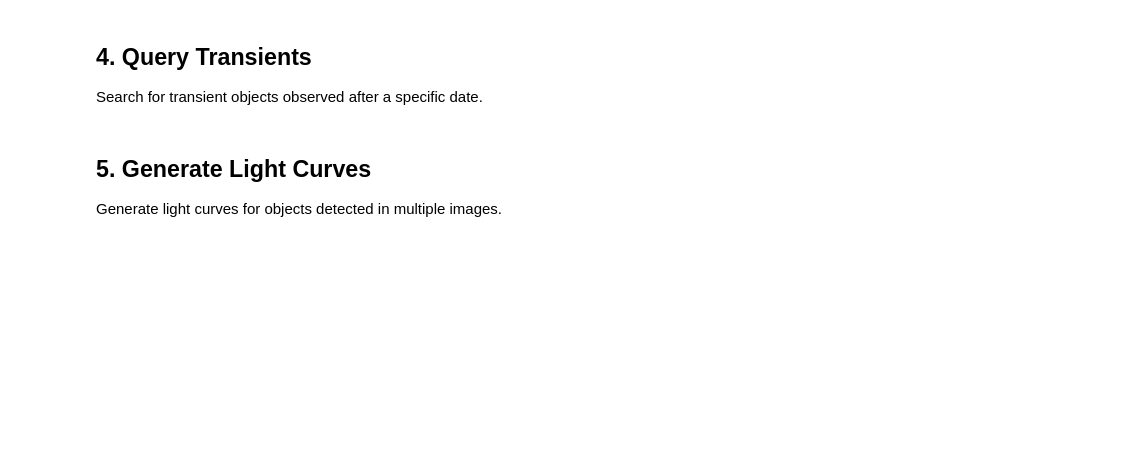
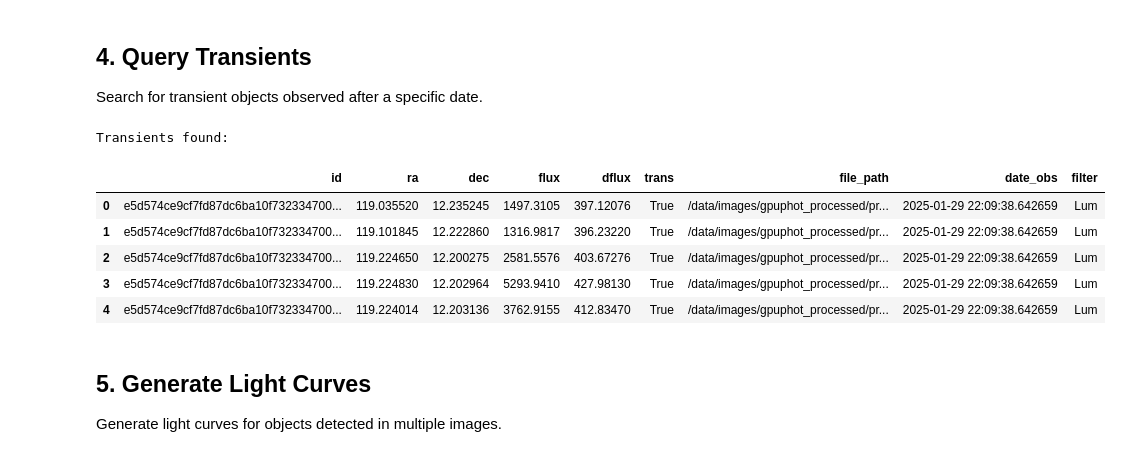
Before and after one commit to Light-Bridges/GPUPhot, a Jupyter notebook: notebooks/4_Database_Query_Notebook.ipynb, the cells around one changed output. Saved outputs shown, nothing was run; the diff lists cells and outputs as text; code cells hidden in the pictures; blank space fills up the shorter version.

```diff
--- a/notebooks/4_Database_Query_Notebook.ipynb
+++ b/notebooks/4_Database_Query_Notebook.ipynb
@@ -98,12 +151,20 @@ Search for transient objects observed after a specific date.
 # %%
 from gpuphot_worker.database_search_utils import search_transients
 
 # Example: Search for transients observed after 2024-01-01
-date_after = '2024-01-01'
+date_after = '2025-01-01'
 df_transients = search_transients(date_after)
 
 print('Transients found:')
 df_transients.head()
+# %% [output]
+Transients found:
+|  | id | ra | dec | flux | dflux | trans | file_path | date_obs | filter |
+| 0 | e5d574ce9cf7fd87dc6ba10f732334700... | 119.035520 | 12.235245 | 1497.3105 | 397.12076 | True | /data/images/gpuphot_processed/pr... | 2025-01-29 22:09:38.642659 | Lum |
+| 1 | e5d574ce9cf7fd87dc6ba10f732334700... | 119.101845 | 12.222860 | 1316.9817 | 396.23220 | True | /data/images/gpuphot_processed/pr... | 2025-01-29 22:09:38.642659 | Lum |
+| 2 | e5d574ce9cf7fd87dc6ba10f732334700... | 119.224650 | 12.200275 | 2581.5576 | 403.67276 | True | /data/images/gpuphot_processed/pr... | 2025-01-29 22:09:38.642659 | Lum |
+| 3 | e5d574ce9cf7fd87dc6ba10f732334700... | 119.224830 | 12.202964 | 5293.9410 | 427.98130 | True | /data/images/gpuphot_processed/pr... | 2025-01-29 22:09:38.642659 | Lum |
+| 4 | e5d574ce9cf7fd87dc6ba10f732334700... | 119.224014 | 12.203136 | 3762.9155 | 412.83470 | True | /data/images/gpuphot_processed/pr... | 2025-01-29 22:09:38.642659 | Lum |
 # %% [markdown]
 ## 5. Generate Light Curves
 Generate light curves for objects detected in multiple images.
```
Also changed, not shown: parts of 7 cells of this notebook, 1 other file.
